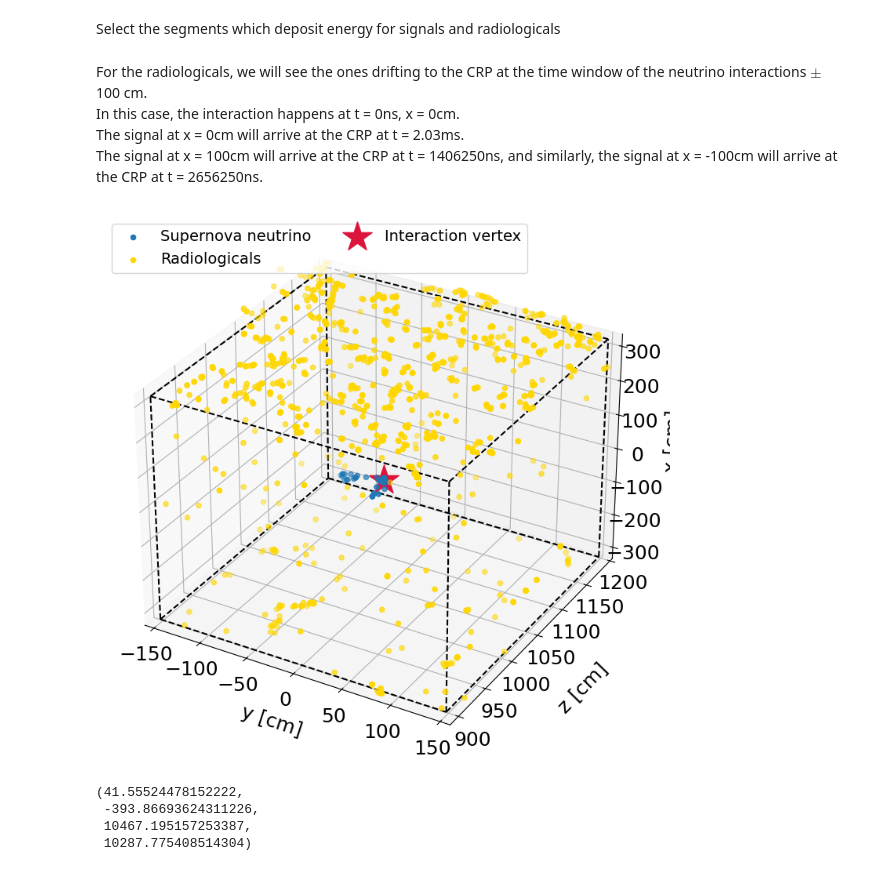
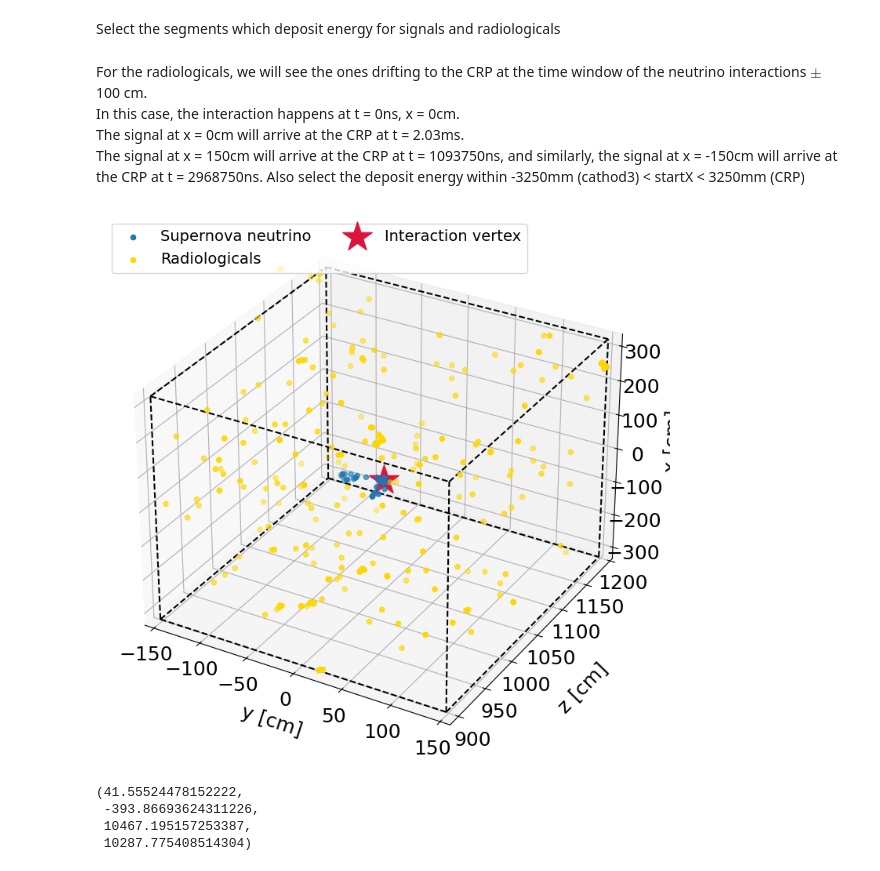
Before and after one commit to yuntsebaryon/GAMPix4SNe, a Jupyter notebook: EVD/eventDisplay.ipynb, the cells around one changed output. Drawn from its saved outputs; the diff is of its cells as text; code cells hidden in the pictures.

Commit message:
update event display and total flux plots

```diff
--- a/EVD/eventDisplay.ipynb
+++ b/EVD/eventDisplay.ipynb
@@ -114,34 +114,35 @@ sig = Evt[(Evt.isSignal==1)&(Evt.pdgCode!=12)&(Evt.dE>0.)]
 For the radiologicals, we will see the ones drifting to the CRP at the time window of the neutrino interactions $\pm$ 100 cm.
 In this case, the interaction happens at t = 0ns, x = 0cm.
 The signal at x = 0cm will arrive at the CRP at t = 2.03ms.
-The signal at x = 100cm will arrive at the CRP at t = 1406250ns, and similarly, the signal at x = -100cm will arrive at the CRP at t = 2656250ns.
+The signal at x = 150cm will arrive at the CRP at t = 1093750ns, and similarly, the signal at x = -150cm will arrive at the CRP at t = 2968750ns.
+Also select the deposit energy within -3250mm (cathod3) < startX < 3250mm (CRP)
 # %%
-rad = Evt[(Evt.isSignal==0)&(Evt.dE>0.)&(Evt.startT+(3250-Evt.startX)/1.6*1000>1406250)&(Evt.startT+(3250-Evt.startX)/1.6*1000<2656250)]
+rad = Evt[(Evt.isSignal==0)&(Evt.dE>0.)&(Evt.startT+(3250-Evt.startX)/1.6*1000>1093750)&(Evt.startT+(3250-Evt.startX)/1.6*1000<2968750)&(Evt.startX>-3250.)&(Evt.startX<3250.)]
 # %%
-fig = plt.figure( figsize = (12, 9))
+fig = plt.figure( figsize = (9, 9))
 ax = fig.add_subplot( 1, 1, 1, projection = '3d' )
 
 ax.scatter( sig['startY']/10, sig['startZ']/10, sig['startX']/10, label = 'Supernova neutrino')
 ax.scatter( rad['startY']/10, rad['startZ']/10, rad['startX']/10, c = 'gold', label = 'Radiologicals')
 
 ax.scatter( 0., 1045.94, 0., s = 800, c = '#DC143C', label = 'Interaction vertex', marker = '*' )
 draw_boundaries(ax)
 ax.set_xlabel('y [cm]', fontsize = 18, labelpad = 10)
 ax.set_ylabel('z [cm]', fontsize = 18, labelpad = 20)
 ax.set_zlabel('x [cm]', fontsize = 18, labelpad = 10)
 ax.tick_params( axis = 'x', labelsize = 18 )
 ax.tick_params( axis = 'y', labelsize = 18 )
 ax.tick_params( axis = 'z', labelsize = 18 )
 ax.legend( ncol = 2, fontsize = 14, loc = 'upper left' )
 ax.set_xlim( [-160, 160])
 ax.set_ylim( [885, 1205])
 ax.set_zlim( [-335, 335])
 # fig.subplots_adjust( right = 0.9)
 
 fig.savefig('SNRad.pdf')
 fig.savefig('SNRad.png')
 # %% [output]
-[figure, old version]
+[figure, new version]
 # %%
 sig['startY'].max(), sig['startY'].min(), sig['startZ'].max(), sig['startZ'].min()
 # %% [output]
```
Also changed, not shown: parts of 2 cells of this notebook, 1 other file.
